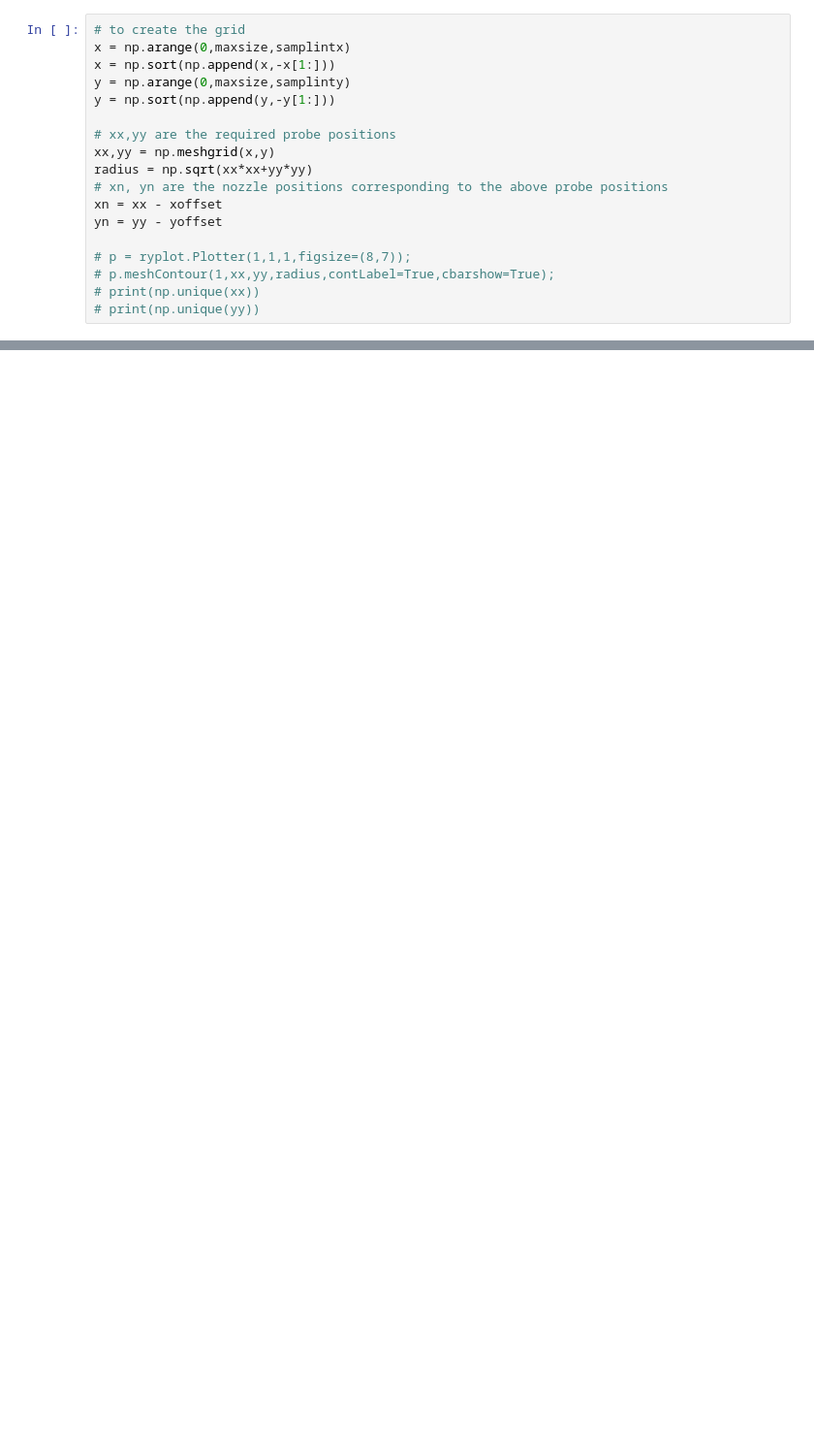
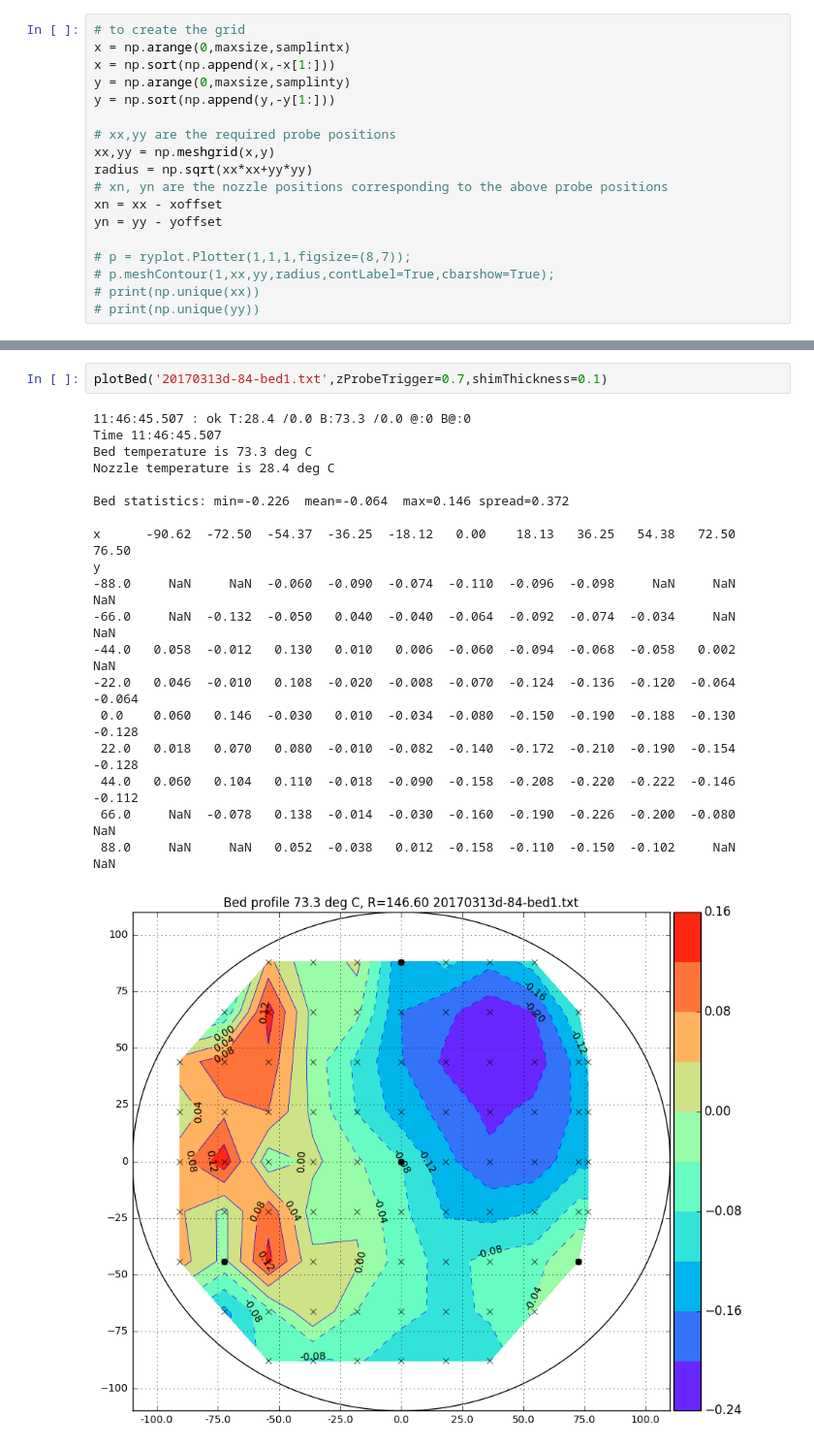
Before and after one commit to NelisW/my3D-Trium, a Jupyter notebook: building/CalcProbePoints.ipynb, the cells around one changed output, grey strips where cells are left out. Shown: that part at 97% size. Cells and saved outputs as stored; diff of their text form; blank space fills up the shorter version.

```diff
--- a/building/CalcProbePoints.ipynb
+++ b/building/CalcProbePoints.ipynb
@@ -235,0 +313,22 @@ y
+# %%
+plotBed('20170313d-84-bed1.txt',zProbeTrigger=0.7,shimThickness=0.1)
+# %% [output]
+11:46:45.507 : ok T:28.4 /0.0 B:73.3 /0.0 @:0 B@:0
+Time 11:46:45.507
+Bed temperature is 73.3 deg C
+Nozzle temperature is 28.4 deg C
+
+Bed statistics: min=-0.226  mean=-0.064  max=0.146 spread=0.372
+
+x      -90.62  -72.50  -54.37  -36.25  -18.12   0.00    18.13   36.25   54.38   72.50   76.50
+y
+-88.0     NaN     NaN  -0.060  -0.090  -0.074  -0.110  -0.096  -0.098     NaN     NaN     NaN
+-66.0     NaN  -0.132  -0.050   0.040  -0.040  -0.064  -0.092  -0.074  -0.034     NaN     NaN
+-44.0   0.058  -0.012   0.130   0.010   0.006  -0.060  -0.094  -0.068  -0.058   0.002     NaN
+-22.0   0.046  -0.010   0.108  -0.020  -0.008  -0.070  -0.124  -0.136  -0.120  -0.064  -0.064
+ 0.0    0.060   0.146  -0.030   0.010  -0.034  -0.080  -0.150  -0.190  -0.188  -0.130  -0.128
+ 22.0   0.018   0.070   0.080  -0.010  -0.082  -0.140  -0.172  -0.210  -0.190  -0.154  -0.128
+ 44.0   0.060   0.104   0.110  -0.018  -0.090  -0.158  -0.208  -0.220  -0.222  -0.146  -0.112
+ 66.0     NaN  -0.078   0.138  -0.014  -0.030  -0.160  -0.190  -0.226  -0.200  -0.080     NaN
+ 88.0     NaN     NaN   0.052  -0.038   0.012  -0.158  -0.110  -0.150  -0.102     NaN     NaN
+[figure, added]
```
Also changed, not shown: parts of 16 cells of this notebook, 5 other files.
